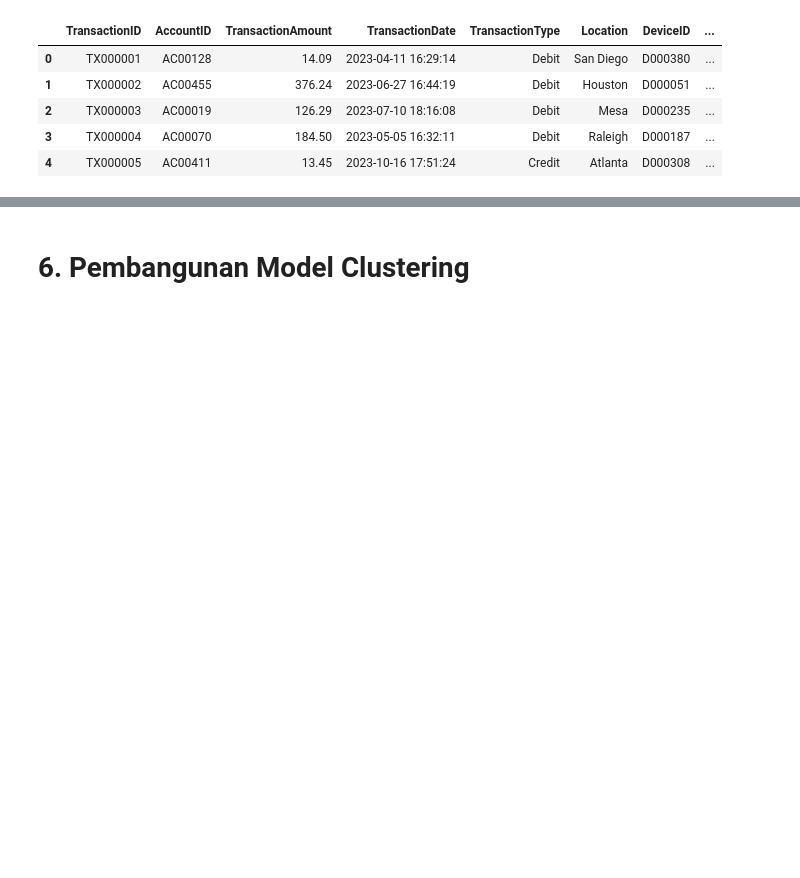
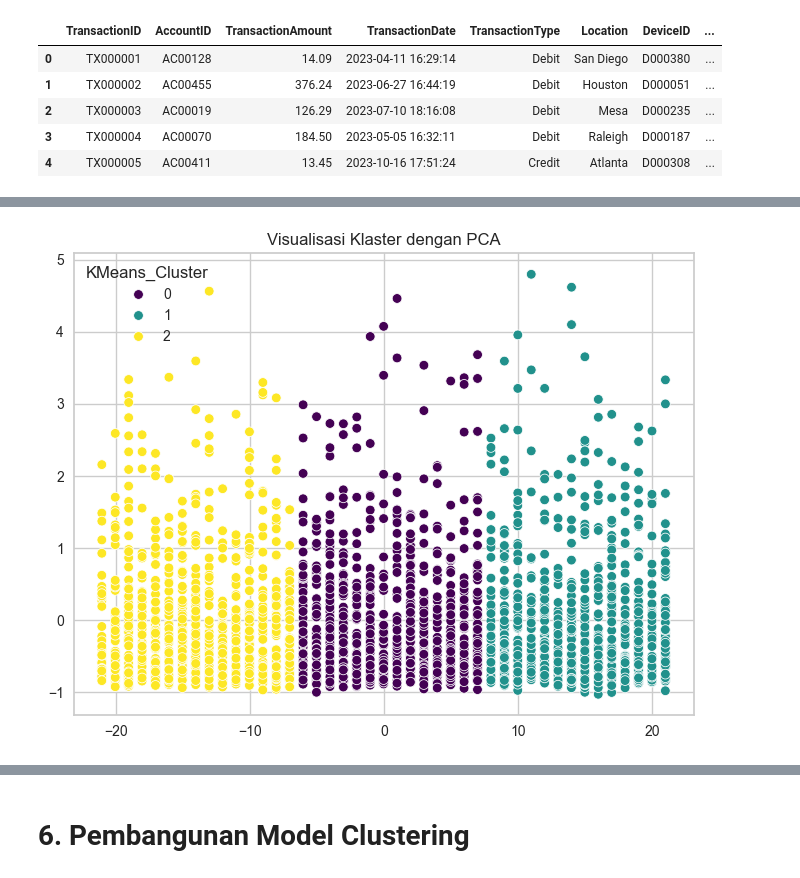
Before and after one commit to Occolus/BankFraudPrediction, a Jupyter notebook: [Clustering]_Submission_Akhir_BMLP_Your_Name.ipynb, the cells around one changed output, grey strips where cells are left out. Cells and saved outputs as stored; diff of their text form; code cells hidden in the pictures; blank space fills up the shorter version.

```diff
--- a/[Clustering]_Submission_Akhir_BMLP_Your_Name.ipynb
+++ b/[Clustering]_Submission_Akhir_BMLP_Your_Name.ipynb
@@ -302,0 +331,7 @@ catValue = pd.get_dummies(df[fiturKategorikal], drop_first=True)
+# %%
+plt.figure(figsize=(8, 6))
+sns.scatterplot(x=CombinedFeaturePCA[:,0], y=CombinedFeaturePCA[:,1], hue=df['KMeans_Cluster'], palette='viridis')
+plt.title("Visualisasi Klaster dengan PCA")
+plt.show()
+# %% [output]
+[figure, added]
```
Also changed, not shown: parts of 35 cells of this notebook, 10 other files.
